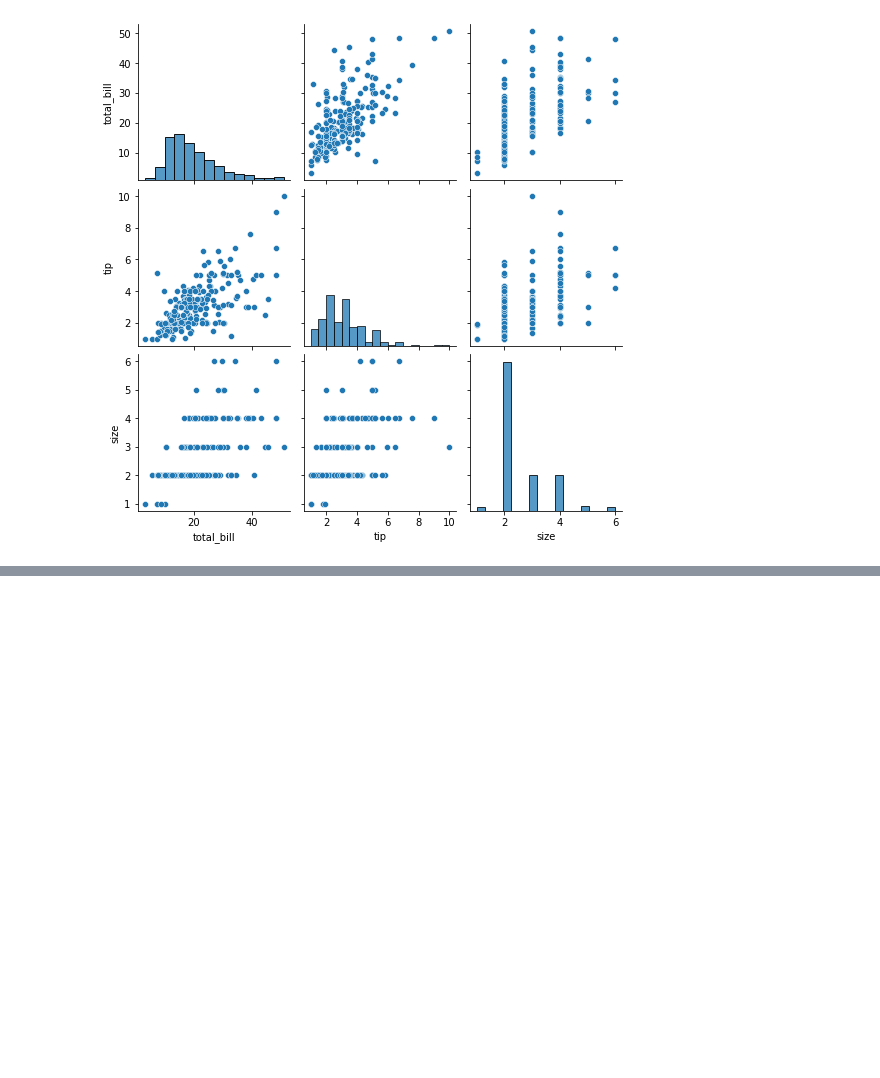
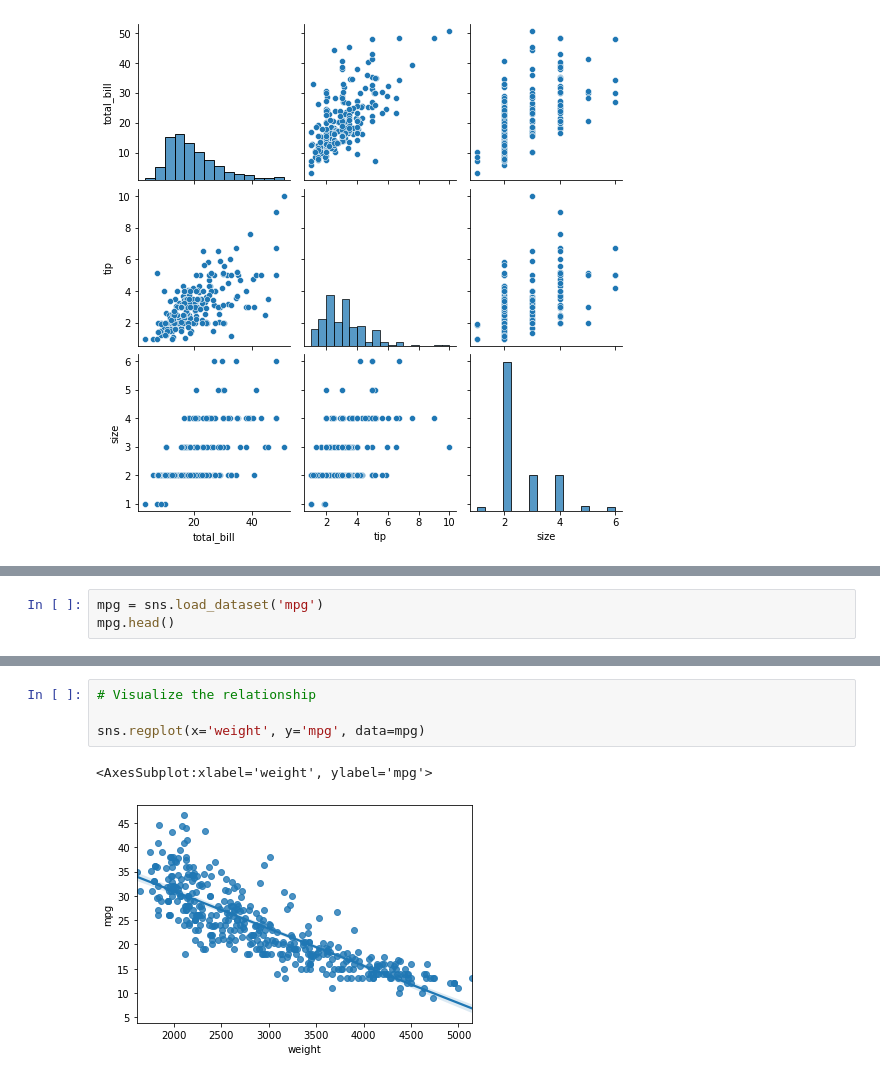
Before and after one commit to stringfestdata/aina-lets-learn-python, a Jupyter notebook: ch-13-demos.ipynb, the cells around one changed output, grey strips where cells are left out. Drawn from its saved outputs; the diff is of its cells as text; blank space fills up the shorter version.

```diff
--- a/ch-13-demos.ipynb
+++ b/ch-13-demos.ipynb
@@ -151,0 +153,3 @@ sns.heatmap(tips.corr())
+# %%
+mpg = sns.load_dataset('mpg')
+mpg.head()
@@ -151,0 +172,7 @@ sns.heatmap(tips.corr())
+# %%
+# Visualize the relationship
+
+sns.regplot(x='weight', y='mpg', data=mpg)
+# %% [output]
+<AxesSubplot:xlabel='weight', ylabel='mpg'>
+[figure, added]
```
Also changed, not shown: parts of 9 cells of this notebook, 8 other files.
